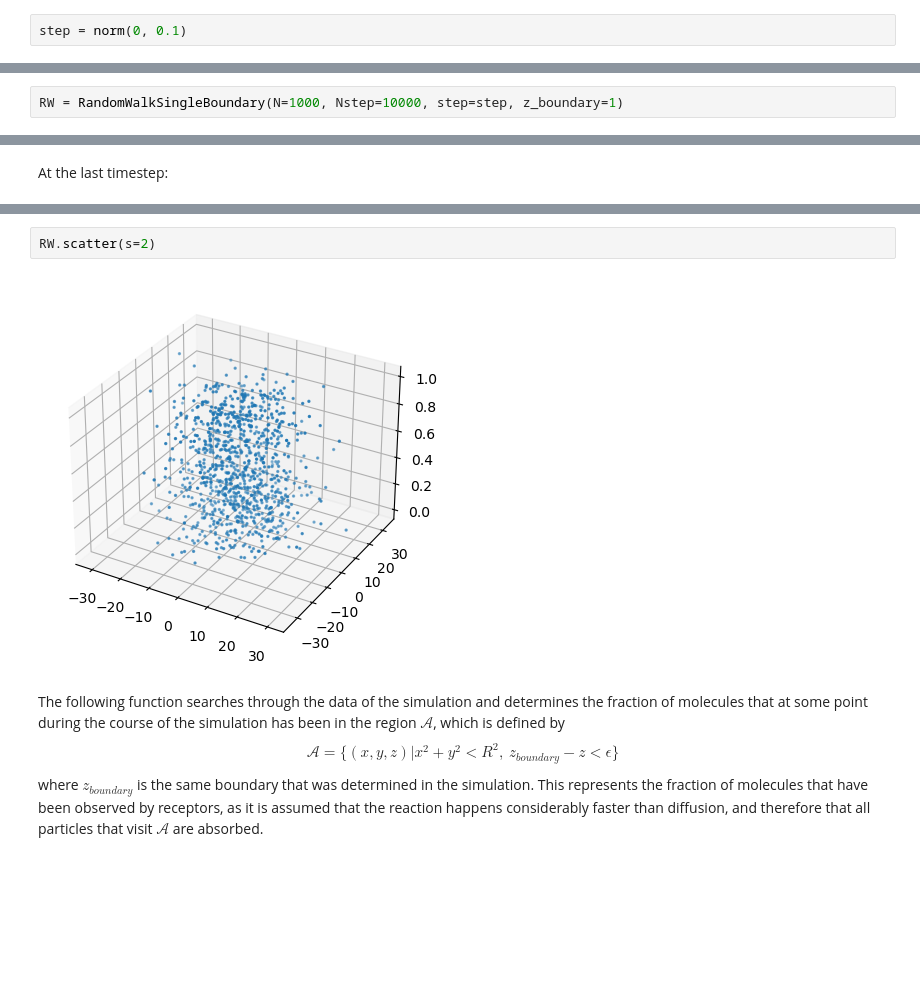
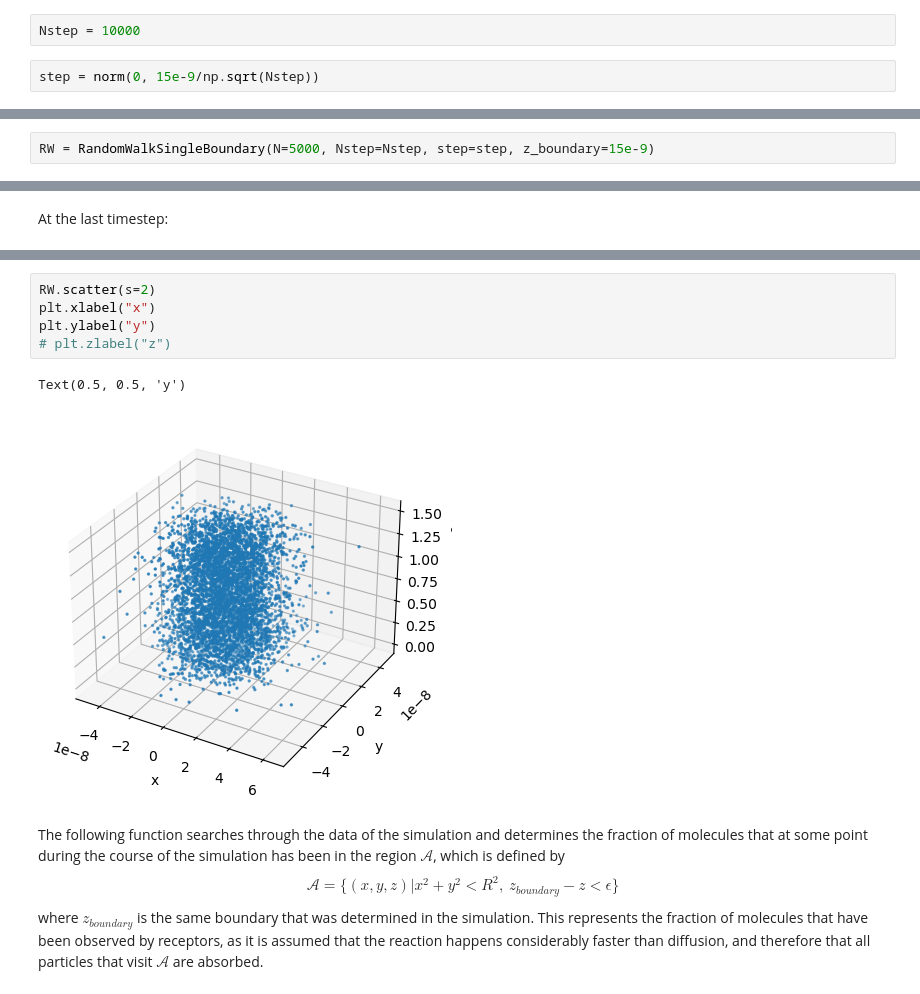
Before and after one commit to oleridd/TMA4195-Project, a Jupyter notebook: Notebooks/Experimentation/Report - RW_sim_simple.ipynb, the cells around one changed output, grey strips where cells are left out. Saved outputs shown, nothing was run; the diff lists cells and outputs as text; blank space fills up the shorter version.

```diff
--- a/Notebooks/Experimentation/Report - RW_sim_simple.ipynb
+++ b/Notebooks/Experimentation/Report - RW_sim_simple.ipynb
@@ -25,5 +25,7 @@ sns.histplot(step.rvs(size=sample_size), kde=True);
 # %% [markdown]
 The simulation has since been changed to taking steps from this distribution in *each* direction. In order to make the analysis easier, we will use the normal distribution instead.
+# %%
+Nstep = 10000
 # %%
-step = norm(0, 0.1)
+step = norm(0, 15e-9/np.sqrt(Nstep))
 # %%
@@ -42,7 +44,7 @@ where we utilized that the step length in each direction is a scaled standard no
 # %% [markdown]
 We are now ready to simulate the random walk. Choosing a z boundary at 1, 10000 timesteps (which is undefined in relation to physical time) and 1000 particles, we get the following results.
 # %%
-RW = RandomWalkSingleBoundary(N=1000, Nstep=10000, step=step, z_boundary=1)
+RW = RandomWalkSingleBoundary(N=5000, Nstep=Nstep, step=step, z_boundary=15e-9)
 # %% [markdown]
 After one timestep:
 # %%
@@ -58,7 +60,11 @@ RW.plot2D(markersize=2)
 # %%
 RW.scatter(s=2)
+plt.xlabel("x")
+plt.ylabel("y")
+# plt.zlabel("z")
 # %% [output]
+Text(0.5, 0.5, 'y')
-[figure, old version]
+[figure, new version]
 # %% [markdown]
 The following function searches through the data of the simulation and determines the fraction of molecules that at some point during the course of the simulation has been in the region $\mathcal{A}$, which is defined by
 $$
```
Also changed, not shown: parts of 7 cells of this notebook, 9 other files.
